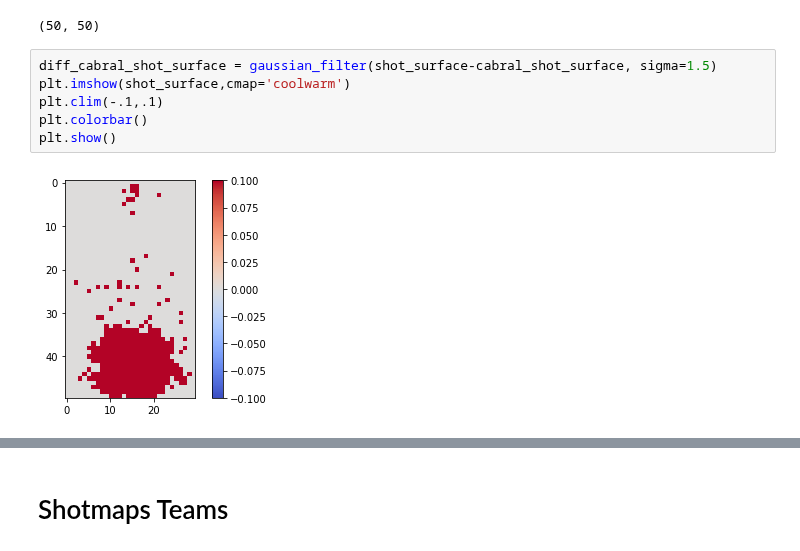
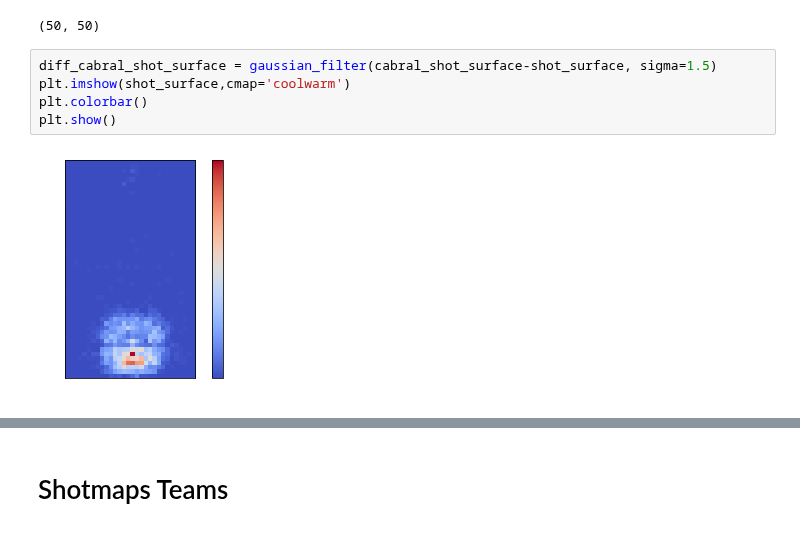
Before and after one commit to TK5-Tim/ds-projects, a Jupyter notebook: rsl/shotmaps.ipynb, the cells around one changed output, grey strips where cells are left out. Saved outputs shown, nothing was run; the diff lists cells and outputs as text.

```diff
--- a/rsl/shotmaps.ipynb
+++ b/rsl/shotmaps.ipynb
@@ -262,13 +271,12 @@ len(shot_surface), len(cabral_shot_surface)
 # %% [output]
 (50, 50)
 # %%
-diff_cabral_shot_surface = gaussian_filter(shot_surface-cabral_shot_surface, sigma=1.5)
+diff_cabral_shot_surface = gaussian_filter(cabral_shot_surface-shot_surface, sigma=1.5)
 plt.imshow(shot_surface,cmap='coolwarm')
-plt.clim(-.1,.1)
 plt.colorbar()
 plt.show()
 # %% [output]
-[figure, old version]
+[figure, new version]
 # %%
 pitch = VerticalPitch('uefa',pad_bottom=0.5, half=True, goal_type='box', goal_alpha=0.8)
 fig, ax = pitch.draw(figsize=(12,10))
```
Also changed, not shown: parts of 14 cells of this notebook, 2 other files.
